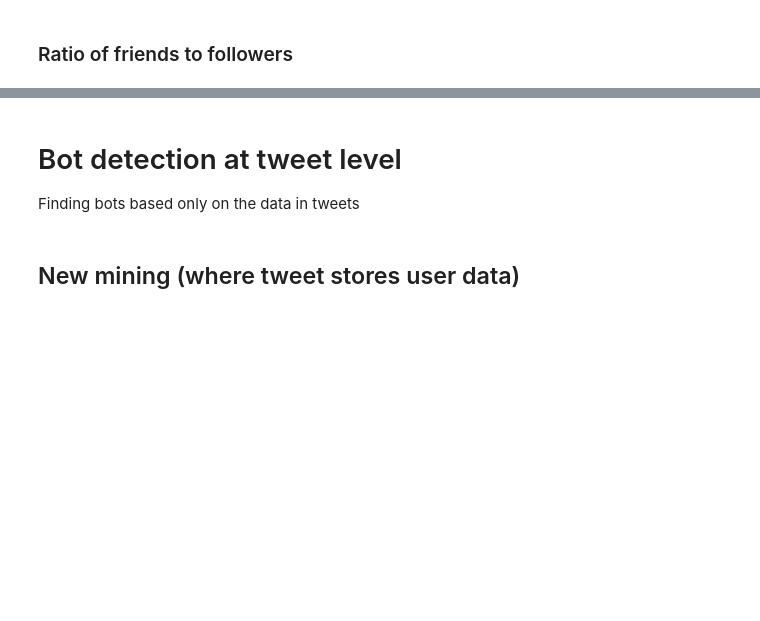
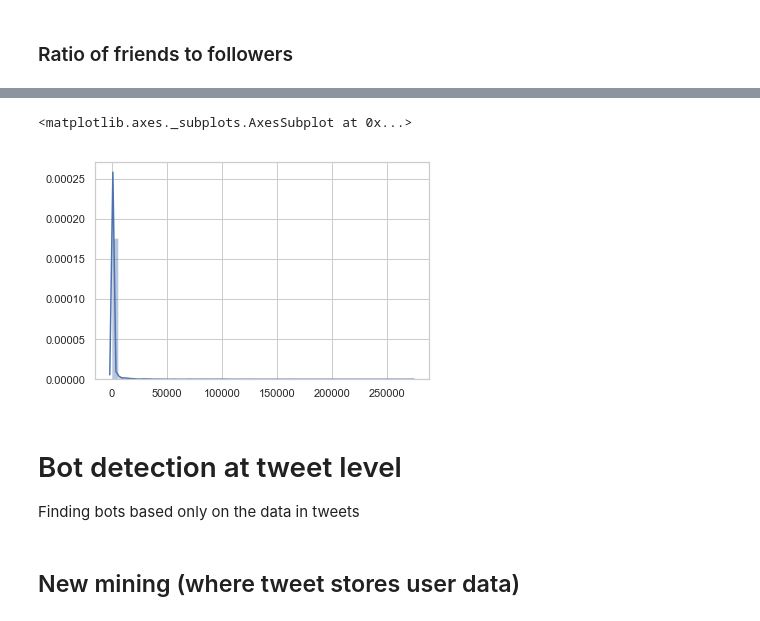
Before and after one commit to AdamSwenson/TwitterProject, a Jupyter notebook: DataAnalysis/Notebooks/Bot removal.ipynb, the cells around one changed output, grey strips where cells are left out. Cells and saved outputs as stored; diff of their text form; code cells hidden in the pictures; blank space fills up the shorter version.

```diff
--- a/DataAnalysis/Notebooks/Bot removal.ipynb
+++ b/DataAnalysis/Notebooks/Bot removal.ipynb
@@ -134,0 +268,12 @@ data.sort_values('ratio_friends_followers', ascending=False)[:10]
+# %%
+## Retweet count
+
+# LIMIT = 25
+query = """
+SELECT retweet_count
+FROM tweets
+ORDER BY retweet_count DESC"""
+# LIMIT %s""" % LIMIT
+rt = pd.read_sql_query(query, dao.engine)
+
+rt.describe()
@@ -135,3 +290,8 @@ data.sort_values('ratio_friends_followers', ascending=False)[:10]
+# %%
+sns.distplot(rt)
+# %% [output]
+<matplotlib.axes._subplots.AxesSubplot at 0x...>
+[figure, added]
 # %% [markdown]
 # Bot detection at tweet level
 
```
Also changed, not shown: parts of 21 cells of this notebook, 14 other files.
